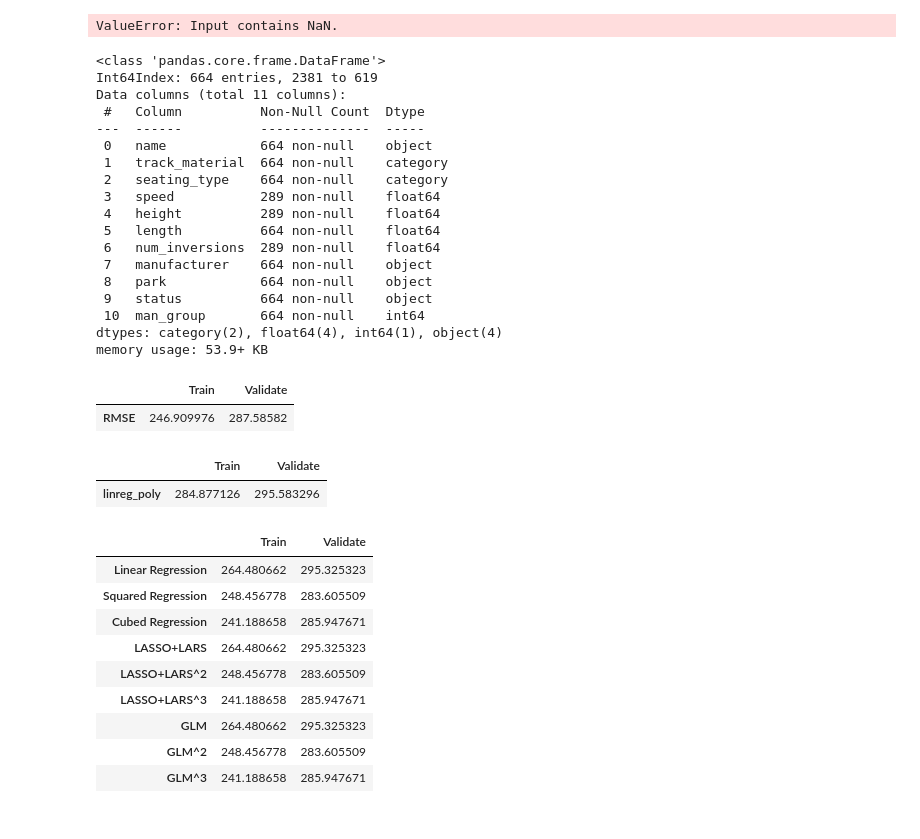
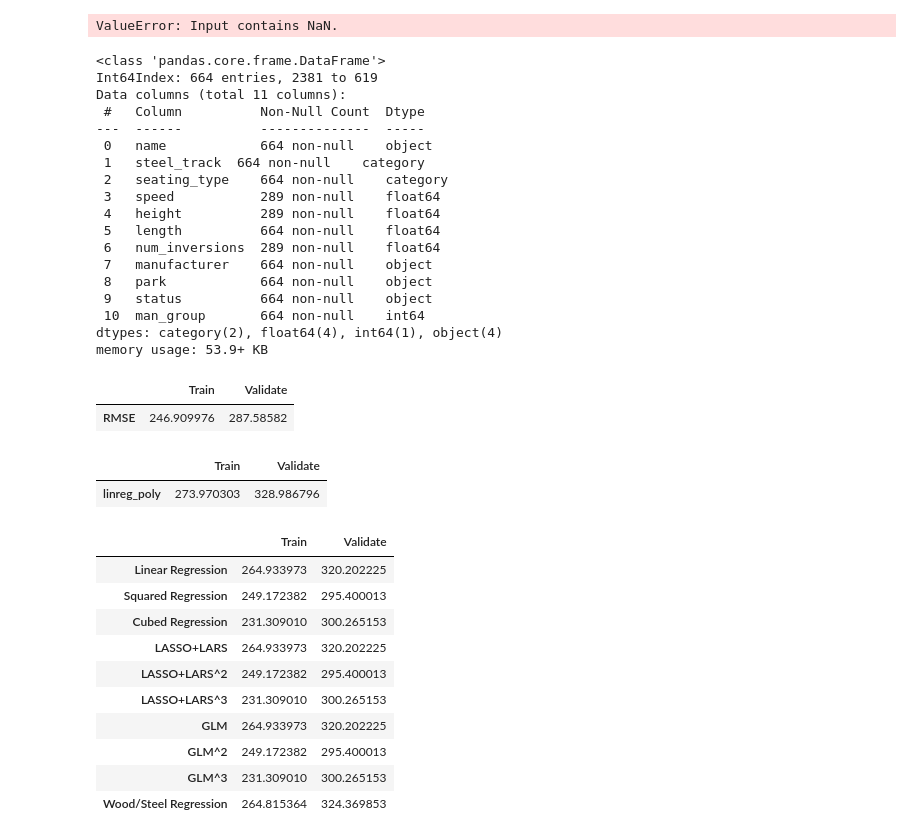
Before and after one commit to Is0metry/individual-project, a Jupyter notebook: model.ipynb, the cells around one changed output. Saved outputs shown, nothing was run; the diff lists cells and outputs as text; code cells hidden in the pictures.

```diff
--- a/model.ipynb
+++ b/model.ipynb
@@ -43,14 +17,16 @@ memory usage: 53.9+ KB
+# %%
+train,validate,test = w.wrangle_coasters()
 # %%
 reload(m)
-train_steel = train[train.track_material == 'Steel']
-train_wood = train[train.track_material == 'Wooden']
+train_steel = train[train.steel_track == 'Steel']
+train_wood = train[train.steel_track == 'Wooden']
 regressor_wood = LinearRegression(normalize=True)
 regressor_steel = LinearRegression(normalize=True)
 train_wood['y_pred'] =m.run_regression(train_wood[['speed','man_group']],regressor_wood, train_wood.length)
 train_steel['y_pred'] =m.run_regression(train_steel[['speed','man_group']],regressor_steel, train_steel.length)
 train = pd.concat([train_wood,train_steel]).sort_index()
 train['residual'] = train.y_pred - train.length
-sns.scatterplot(data=train,x='length',y='residual',hue='track_material')
+sns.scatterplot(data=train,x='length',y='residual',hue='steel_track')
 # %% [output]
 <AxesSubplot: xlabel='length', ylabel='residual'>
 [figure]
@@ -67,7 +43,7 @@ Data columns (total 11 columns):
  #   Column          Non-Null Count  Dtype
 ---  ------          --------------  -----
  0   name            664 non-null    object
- 1   track_material  664 non-null    category
+ 1   steel_track  664 non-null    category
  2   seating_type    664 non-null    category
  3   speed           289 non-null    float64
  4   height          289 non-null    float64
@@ -107,31 +83,35 @@ ret_df
 # %%
 from sklearn.linear_model import TweedieRegressor,LassoLars
 reload(m)
-tv_run = lambda r,n,p=None: m.train_and_validate(train,validate,['speed','man_group','height'],'length',r,n,p)
+tv_run = lambda r,n,p=None: m.train_and_validate(train,validate,['speed','man_group','num_inversions','height'],'length',r,n,p)
 m.train_and_validate(train,validate,['speed','height'],'length',LassoLars(alpha=1.0),'linreg_poly',PolynomialFeatures(3))
 # %% [output]
 |  | Train | Validate |
-| linreg_poly | 284.877126 | 295.583296 |
+| linreg_poly | 273.970303 | 328.986796 |
 # %%
 from sklearn.linear_model import TweedieRegressor
+from wood_steel_regressor import WoodSteelRegression
 linreg = tv_run(LinearRegression(),'Linear Regression')
 linreg_square = tv_run(LinearRegression(),'Squared Regression',PolynomialFeatures(2))
 linreg_cube = tv_run(LinearRegression(),'Cubed Regression',PolynomialFeatures(3))
 llars = tv_run(LassoLars(alpha=2.0),'LASSO+LARS')
 llars_square = tv_run(LassoLars(alpha=2.0),'LASSO+LARS^2',PolynomialFeatures(2))
 llars_cube = tv_run(LassoLars(alpha=2.0),'LASSO+LARS^3',PolynomialFeatures(3))
 glm = tv_run(TweedieRegressor(power=1,alpha=1),'GLM')
 glm_square = tv_run(TweedieRegressor(power=1,alpha=1),'GLM^2',PolynomialFeatures(2))
 glm_cube = tv_run(TweedieRegressor(power=1,alpha=1),'GLM^3',PolynomialFeatures(3))
-pd.concat([linreg,linreg_square,linreg_cube,llars,llars_square,llars_cube,glm,glm_square,glm_cube])
+linreg_ws = tv_run(WoodSteelRegression(LinearRegression(),LinearRegression),'Wood/Steel Regression')
+linreg_ws_square = tv_run(WoodSteelRegression(LinearRegression(),LinearRegression),'Wood/Steel Regression',PolynomialFeatures(2))
+pd.concat([linreg,linreg_square,linreg_cube,llars,llars_square,llars_cube,glm,glm_square,glm_cube,linreg_ws])
 # %% [output]
 |  | Train | Validate |
-| Linear Regression | 264.480662 | 295.325323 |
-| Squared Regression | 248.456778 | 283.605509 |
-| Cubed Regression | 241.188658 | 285.947671 |
-| LASSO+LARS | 264.480662 | 295.325323 |
-| LASSO+LARS^2 | 248.456778 | 283.605509 |
-| LASSO+LARS^3 | 241.188658 | 285.947671 |
-| GLM | 264.480662 | 295.325323 |
-| GLM^2 | 248.456778 | 283.605509 |
-| GLM^3 | 241.188658 | 285.947671 |
+| Linear Regression | 264.933973 | 320.202225 |
+| Squared Regression | 249.172382 | 295.400013 |
+| Cubed Regression | 231.309010 | 300.265153 |
+| LASSO+LARS | 264.933973 | 320.202225 |
+| LASSO+LARS^2 | 249.172382 | 295.400013 |
+| LASSO+LARS^3 | 231.309010 | 300.265153 |
+| GLM | 264.933973 | 320.202225 |
+| GLM^2 | 249.172382 | 295.400013 |
+| GLM^3 | 231.309010 | 300.265153 |
+| Wood/Steel Regression | 264.815364 | 324.369853 |
```
Also changed, not shown: parts of 6 cells of this notebook, 1 other file.
